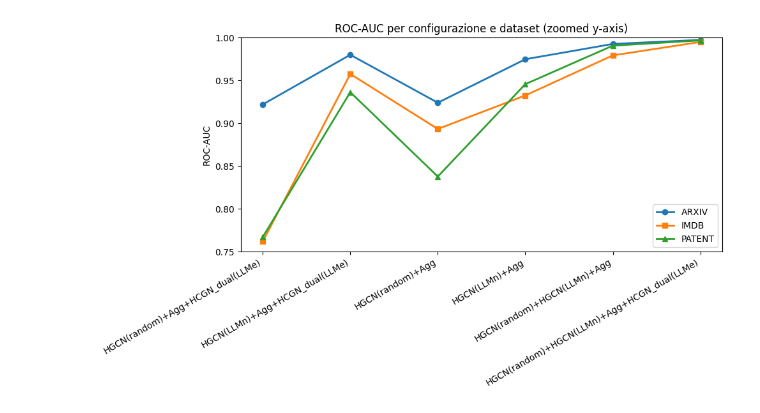
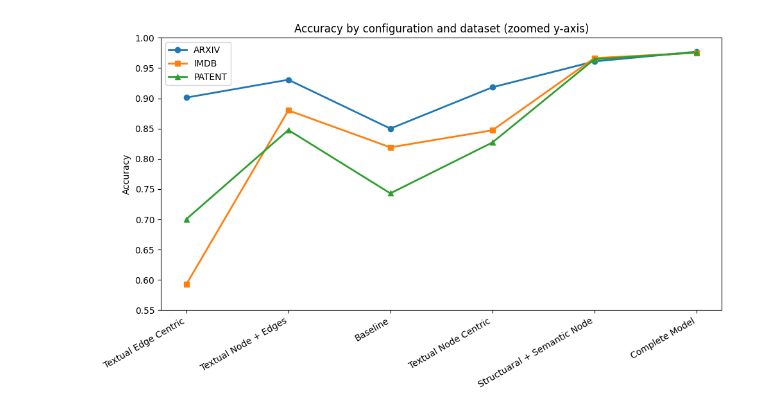
Before and after one commit to hypernetwork-research-group/ContextualHLP, a Jupyter notebook: charts.ipynb, the cells around one changed output. Cells and saved outputs as stored; diff of their text form; code cells hidden in the pictures.

```diff
--- a/charts.ipynb
+++ b/charts.ipynb
@@ -5,12 +5,12 @@ import numpy as np
 import seaborn as sns
 # %%
 configs = [
-    "HGCN(random)+Agg+HCGN_dual(LLMe)",
-    "HGCN(LLMn)+Agg+HCGN_dual(LLMe)",
-    "HGCN(random)+Agg",
-    "HGCN(LLMn)+Agg",
-    "HGCN(random)+HGCN(LLMn)+Agg",
-    "HGCN(random)+HGCN(LLMn)+Agg+HCGN_dual(LLMe)"
+    "Textual Edge Centric",
+    "Textual Node + Edges",
+    "Baseline",
+    "Textual Node Centric",
+    "Structuaral + Semantic Node",
+    "Complete Model"
 ]
 
 data = {
@@ -39,7 +39,7 @@ def plot_metric(metric, df, datasets=["ARXIV", "IMDB", "PATENT"]):
         ax.bar(x + i*width, vals, width, label=dataset)
 
     ax.set_ylabel(metric)
-    ax.set_title(f"{metric} per configurazione e dataset")
+    ax.set_title(f"{metric} by configuration and dataset")
     ax.set_xticks(x + width)
     ax.set_xticklabels(df["Config"], rotation=30, ha="right")
     ax.legend()
@@ -57,23 +57,23 @@ plot_metric("Precision", df)
 # %%
 df = pd.DataFrame(data)
 
 fig, ax = plt.subplots(figsize=(10, 6))
 
 x = np.arange(len(df["Config"]))
 
-ax.plot(x, df["ARXIV_ROC-AUC"], marker='o', label='ARXIV', linewidth=2)
-ax.plot(x, df["IMDB_ROC-AUC"], marker='s', label='IMDB', linewidth=2)
-ax.plot(x, df["PATENT_ROC-AUC"], marker='^', label='PATENT', linewidth=2)
+ax.plot(x, df["ARXIV_Accuracy"], marker='o', label='ARXIV', linewidth=2)
+ax.plot(x, df["IMDB_Accuracy"], marker='s', label='IMDB', linewidth=2)
+ax.plot(x, df["PATENT_Accuracy"], marker='^', label='PATENT', linewidth=2)
 
 ax.set_xticks(x)
 ax.set_xticklabels(df["Config"], rotation=30, ha='right')
-ax.set_ylabel("ROC-AUC")
-ax.set_title("ROC-AUC per configurazione e dataset (zoomed y-axis)")
+ax.set_ylabel("Accuracy")
+ax.set_title("Accuracy by configuration and dataset (zoomed y-axis)")
 
-ax.set_ylim(0.75, 1.0)
+ax.set_ylim(0.55, 1.0)
 
 ax.legend()
 plt.tight_layout()
 plt.show()
 # %% [output]
-[figure, old version]
+[figure, new version]
```
Also changed, not shown: parts of 2 cells of this notebook, 2 other files.
